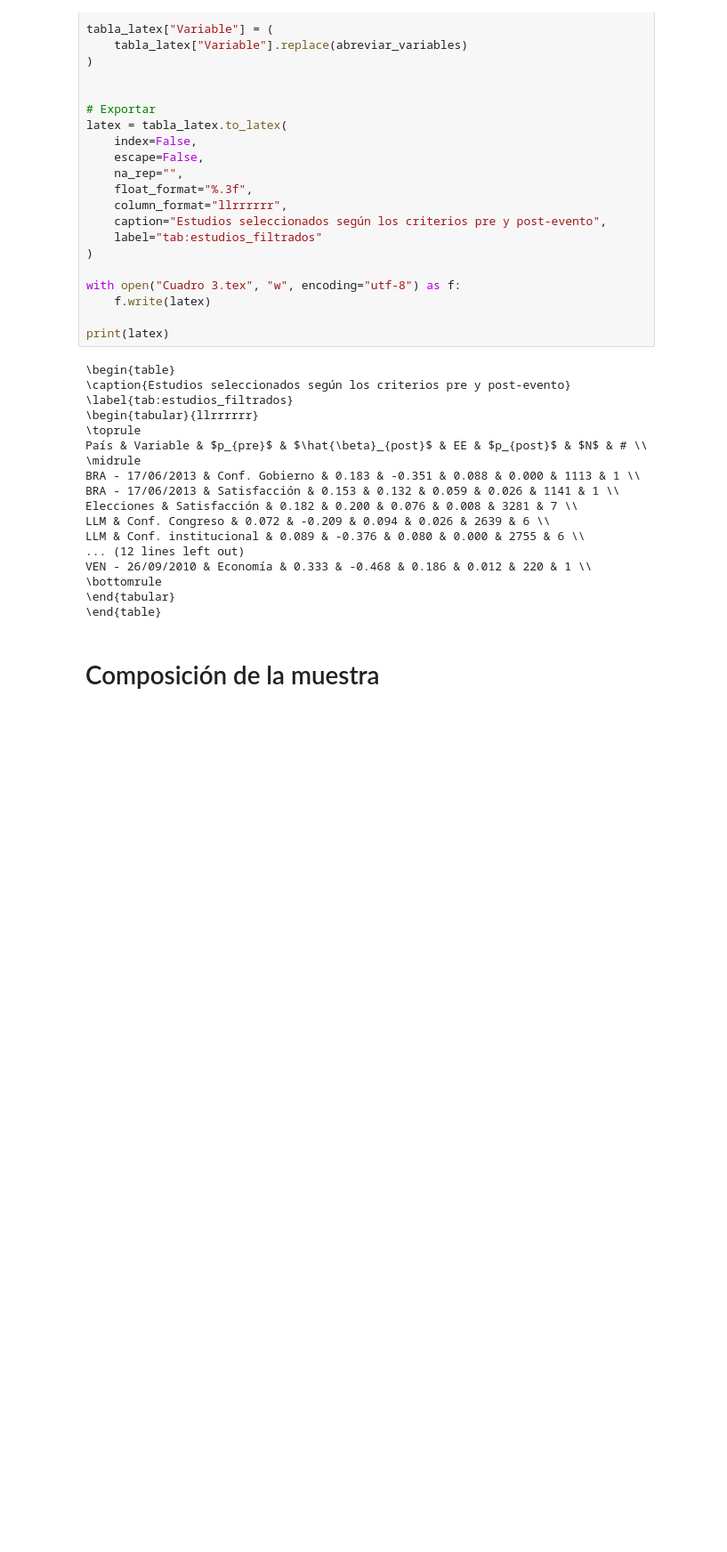
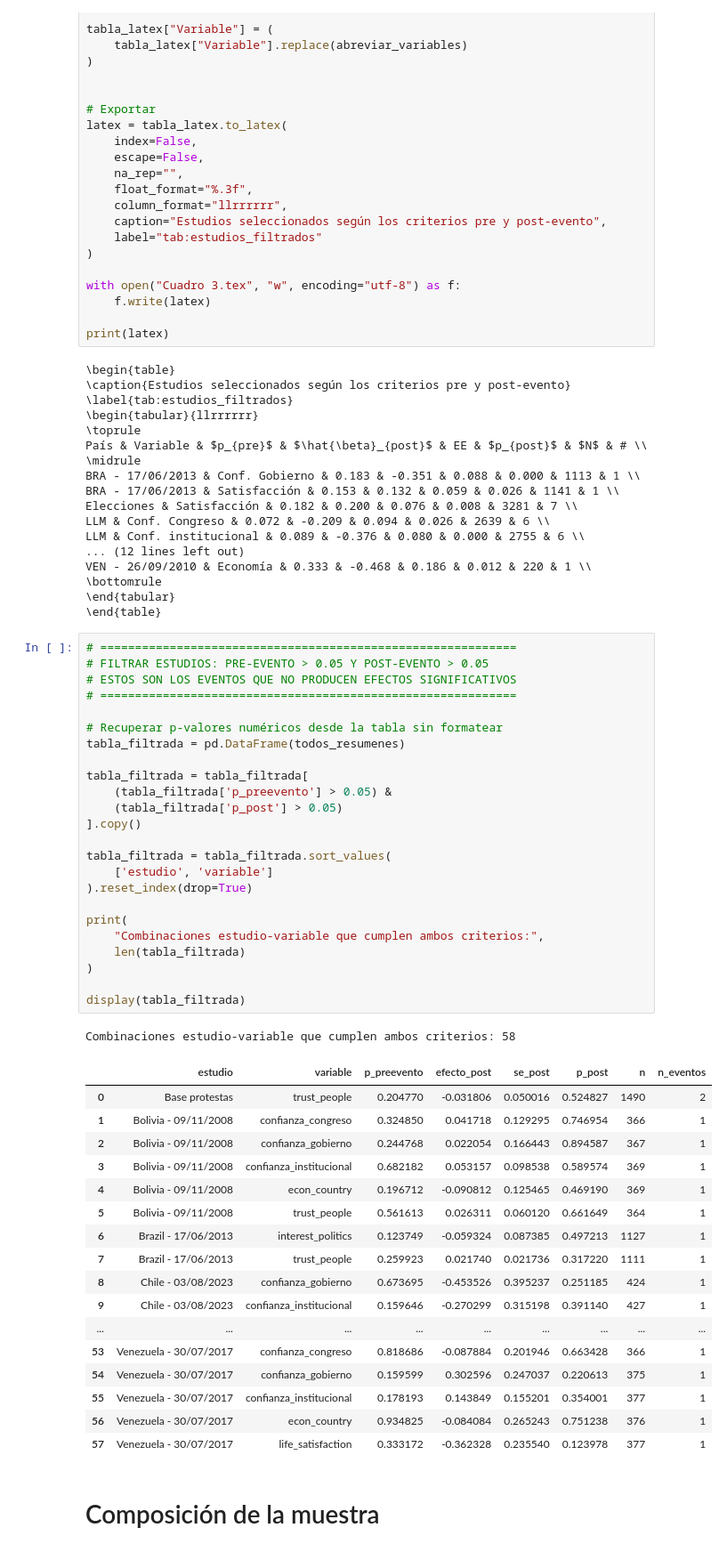
Before and after one commit to LCaravaggio/Happiness_Polarization, a Jupyter notebook: Event_Studies_Pool.ipynb, the cells around one changed output. Shown at 89% size. Saved outputs shown, nothing was run; the diff lists cells and outputs as text; blank space fills up the shorter version.

```diff
--- a/Event_Studies_Pool.ipynb
+++ b/Event_Studies_Pool.ipynb
@@ -3013,6 +3013,49 @@ VEN - 26/09/2010 & Economía & 0.333 & -0.468 & 0.186 & 0.012 & 220 & 1 \\
 \bottomrule
 \end{tabular}
 \end{table}
+# %%
+# ============================================================
+# FILTRAR ESTUDIOS: PRE-EVENTO > 0.05 Y POST-EVENTO > 0.05
+# ESTOS SON LOS EVENTOS QUE NO PRODUCEN EFECTOS SIGNIFICATIVOS
+# ============================================================
+
+# Recuperar p-valores numéricos desde la tabla sin formatear
+tabla_filtrada = pd.DataFrame(todos_resumenes)
+
+tabla_filtrada = tabla_filtrada[
+    (tabla_filtrada['p_preevento'] > 0.05) &
+    (tabla_filtrada['p_post'] > 0.05)
+].copy()
+
+tabla_filtrada = tabla_filtrada.sort_values(
+    ['estudio', 'variable']
+).reset_index(drop=True)
+
+print(
+    "Combinaciones estudio-variable que cumplen ambos criterios:",
+    len(tabla_filtrada)
+)
+
+display(tabla_filtrada)
+# %% [output]
+Combinaciones estudio-variable que cumplen ambos criterios: 58
+|  | estudio | variable | p_preevento | efecto_post | se_post | p_post | n | n_eventos |
+| 0 | Base protestas | trust_people | 0.204770 | -0.031806 | 0.050016 | 0.524827 | 1490 | 2 |
+| 1 | Bolivia - 09/11/2008 | confianza_congreso | 0.324850 | 0.041718 | 0.129295 | 0.746954 | 366 | 1 |
+| 2 | Bolivia - 09/11/2008 | confianza_gobierno | 0.244768 | 0.022054 | 0.166443 | 0.894587 | 367 | 1 |
+| 3 | Bolivia - 09/11/2008 | confianza_institucional | 0.682182 | 0.053157 | 0.098538 | 0.589574 | 369 | 1 |
+| 4 | Bolivia - 09/11/2008 | econ_country | 0.196712 | -0.090812 | 0.125465 | 0.469190 | 369 | 1 |
+| 5 | Bolivia - 09/11/2008 | trust_people | 0.561613 | 0.026311 | 0.060120 | 0.661649 | 364 | 1 |
+| 6 | Brazil - 17/06/2013 | interest_politics | 0.123749 | -0.059324 | 0.087385 | 0.497213 | 1127 | 1 |
+| 7 | Brazil - 17/06/2013 | trust_people | 0.259923 | 0.021740 | 0.021736 | 0.317220 | 1111 | 1 |
+| 8 | Chile - 03/08/2023 | confianza_gobierno | 0.673695 | -0.453526 | 0.395237 | 0.251185 | 424 | 1 |
+| 9 | Chile - 03/08/2023 | confianza_institucional | 0.159646 | -0.270299 | 0.315198 | 0.391140 | 427 | 1 |
+| ... | ... | ... | ... | ... | ... | ... | ... | ... |
+| 53 | Venezuela - 30/07/2017 | confianza_congreso | 0.818686 | -0.087884 | 0.201946 | 0.663428 | 366 | 1 |
+| 54 | Venezuela - 30/07/2017 | confianza_gobierno | 0.159599 | 0.302596 | 0.247037 | 0.220613 | 375 | 1 |
+| 55 | Venezuela - 30/07/2017 | confianza_institucional | 0.178193 | 0.143849 | 0.155201 | 0.354001 | 377 | 1 |
+| 56 | Venezuela - 30/07/2017 | econ_country | 0.934825 | -0.084084 | 0.265243 | 0.751238 | 376 | 1 |
+| 57 | Venezuela - 30/07/2017 | life_satisfaction | 0.333172 | -0.362328 | 0.235540 | 0.123978 | 377 | 1 |
 # %% [markdown]
 # Composición de la muestra
 # %%
```
Also changed, not shown: parts of 2 cells of this notebook.
